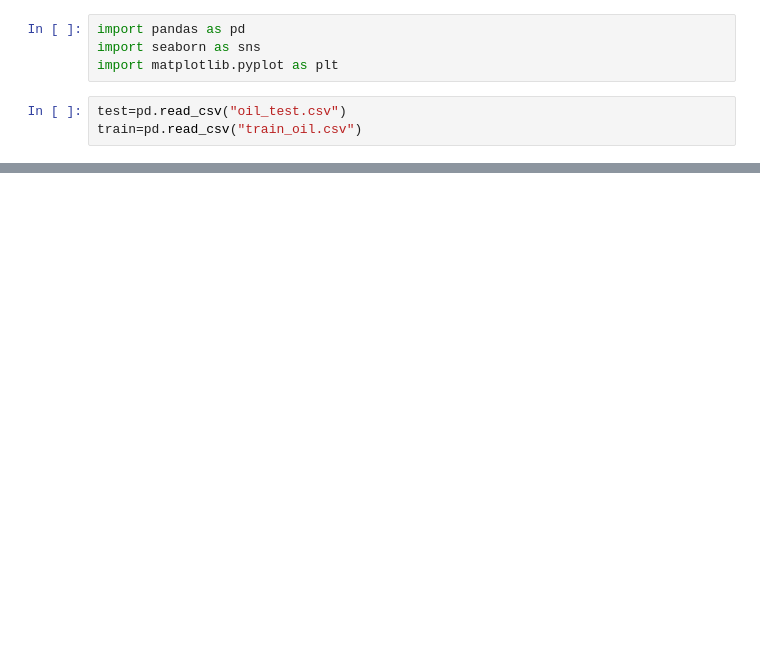
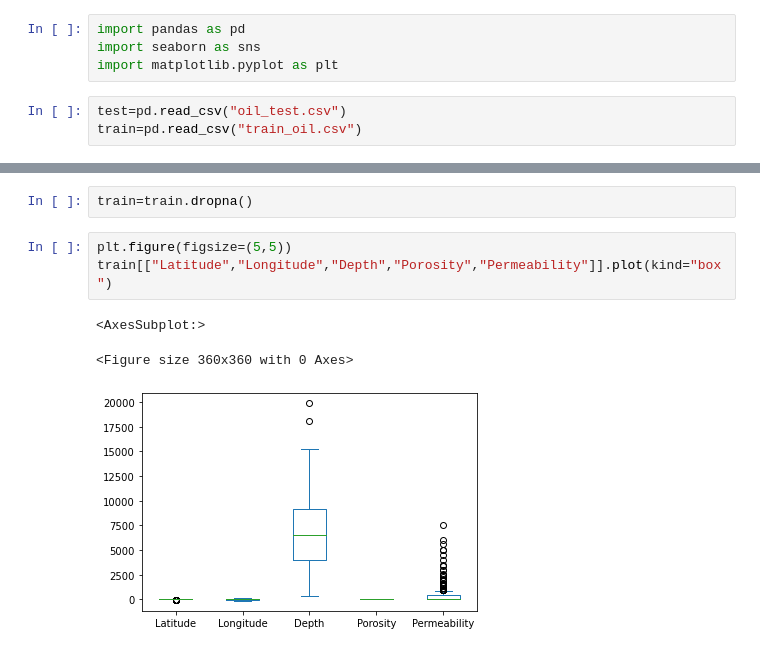
Before and after one commit to DirectNezu/Oilgas-field-prediction, a Jupyter notebook: Oilgas-field-prediction.ipynb, the cells around one changed output, grey strips where cells are left out. Saved outputs shown, nothing was run; the diff lists cells and outputs as text; blank space fills up the shorter version.

```diff
--- a/Oilgas-field-prediction.ipynb
+++ b/Oilgas-field-prediction.ipynb
@@ -25,0 +100,9 @@ train.head()
+# %%
+train=train.dropna()
+# %%
+plt.figure(figsize=(5,5))
+train[["Latitude","Longitude","Depth","Porosity","Permeability"]].plot(kind="box")
+# %% [output]
+<AxesSubplot:>
+<Figure size 360x360 with 0 Axes>
+[figure, added]
```
Also changed, not shown: parts of 24 cells of this notebook.
